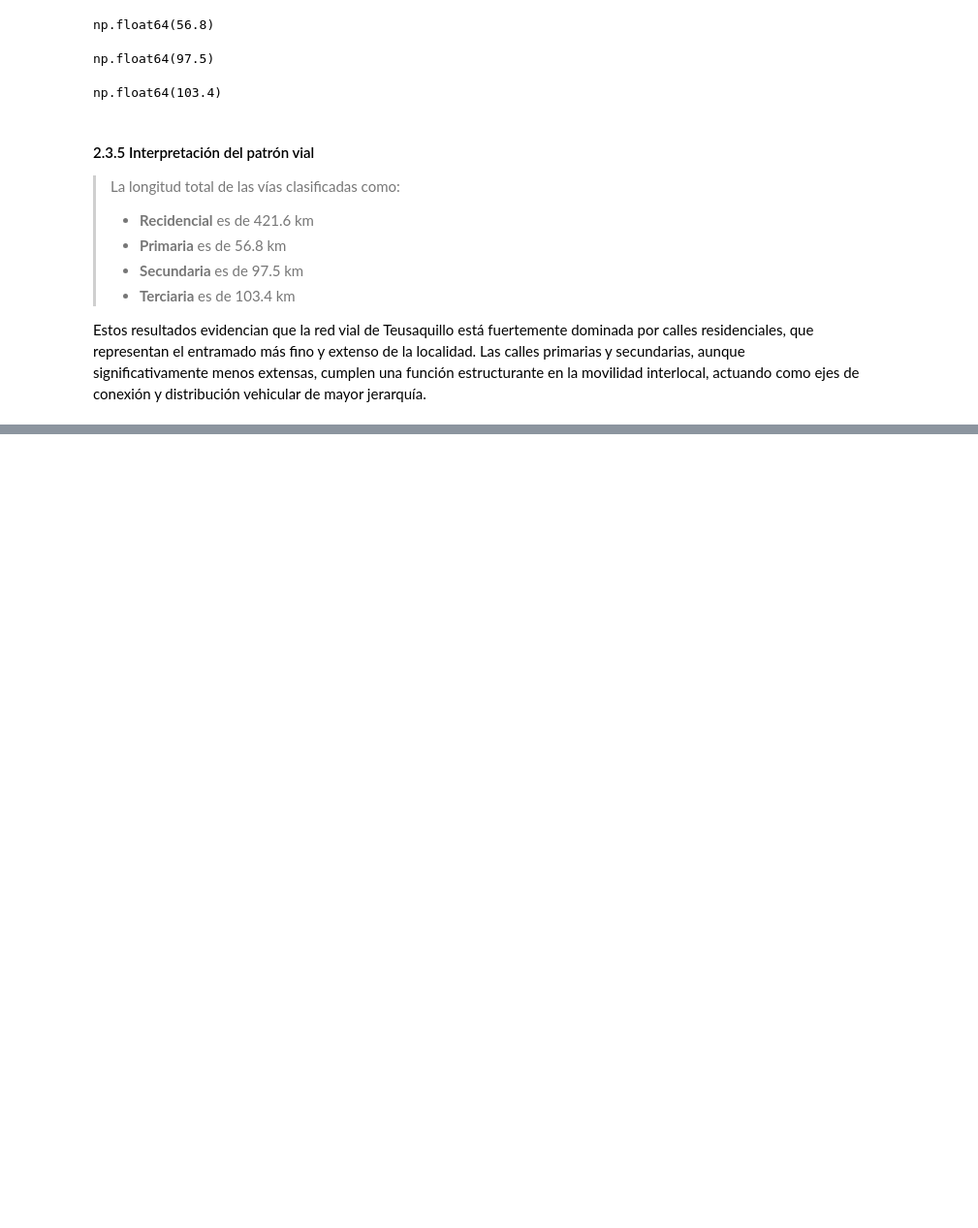
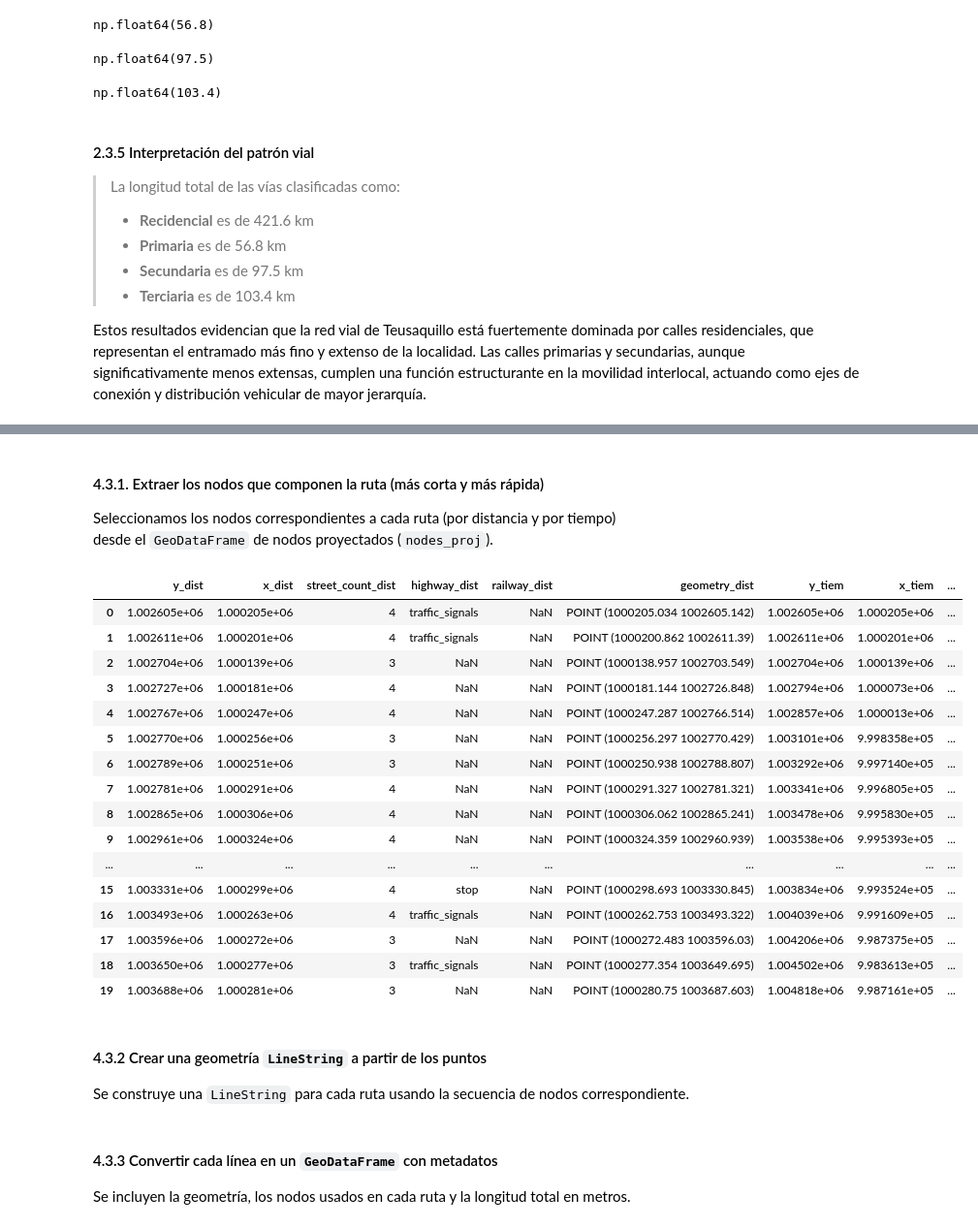
Before and after one commit to MegGarciaA/Geoprocesamiento, a Jupyter notebook: Analisis_redes.ipynb, the cells around one changed output, grey strips where cells are left out. Shown at 97% size. Saved outputs shown, nothing was run; the diff lists cells and outputs as text; code cells hidden in the pictures; blank space fills up the shorter version.

```diff
--- a/Analisis_redes.ipynb
+++ b/Analisis_redes.ipynb
@@ -491,0 +694,47 @@ Estos resultados evidencian que la red vial de Teusaquillo está fuertemente dom
+# %% [markdown]
+#### 4.3.1. Extraer los nodos que componen la ruta (más corta y más rápida)
+
+Seleccionamos los nodos correspondientes a cada ruta (por distancia y por tiempo)
+desde el `GeoDataFrame` de nodos proyectados (`nodes_proj`).
+# %%
+# Nodos que componen la ruta más corta (en distancia)
+route_nodes_distancia = nodes_proj.loc[ruta_distancia]
+
+# Nodos que componen la ruta más rápida (por tiempo estimado)
+route_nodes_tiempo = nodes_proj.loc[ruta_tiempo]
+
+# Renombrar columnas para diferenciarlas
+dist_cols = {col: f"{col}_dist" for col in route_nodes_distancia.columns}
+tiem_cols = {col: f"{col}_tiem" for col in route_nodes_tiempo.columns}
+
+route_nodes_distancia_ren = route_nodes_distancia.rename(columns=dist_cols)
+route_nodes_tiempo_ren = route_nodes_tiempo.rename(columns=tiem_cols)
+
+# Concatenar lado a lado
+comparacion_rutas = pd.concat([route_nodes_distancia_ren.reset_index(drop=True),
+                               route_nodes_tiempo_ren.reset_index(drop=True)], axis=1)
+
+# Mostrar la tabla comparativa
+comparacion_rutas.head(20)
+# %% [output]
+|  | y_dist | x_dist | street_count_dist | highway_dist | railway_dist | geometry_dist | y_tiem | x_tiem | ... |
+| 0 | 1.002605e+06 | 1.000205e+06 | 4 | traffic_signals | NaN | POINT (1000205.034 1002605.142) | 1.002605e+06 | 1.000205e+06 | ... |
+| 1 | 1.002611e+06 | 1.000201e+06 | 4 | traffic_signals | NaN | POINT (1000200.862 1002611.39) | 1.002611e+06 | 1.000201e+06 | ... |
+| 2 | 1.002704e+06 | 1.000139e+06 | 3 | NaN | NaN | POINT (1000138.957 1002703.549) | 1.002704e+06 | 1.000139e+06 | ... |
+| 3 | 1.002727e+06 | 1.000181e+06 | 4 | NaN | NaN | POINT (1000181.144 1002726.848) | 1.002794e+06 | 1.000073e+06 | ... |
+| 4 | 1.002767e+06 | 1.000247e+06 | 4 | NaN | NaN | POINT (1000247.287 1002766.514) | 1.002857e+06 | 1.000013e+06 | ... |
+| 5 | 1.002770e+06 | 1.000256e+06 | 3 | NaN | NaN | POINT (1000256.297 1002770.429) | 1.003101e+06 | 9.998358e+05 | ... |
+| 6 | 1.002789e+06 | 1.000251e+06 | 3 | NaN | NaN | POINT (1000250.938 1002788.807) | 1.003292e+06 | 9.997140e+05 | ... |
+| 7 | 1.002781e+06 | 1.000291e+06 | 4 | NaN | NaN | POINT (1000291.327 1002781.321) | 1.003341e+06 | 9.996805e+05 | ... |
+| 8 | 1.002865e+06 | 1.000306e+06 | 4 | NaN | NaN | POINT (1000306.062 1002865.241) | 1.003478e+06 | 9.995830e+05 | ... |
+| 9 | 1.002961e+06 | 1.000324e+06 | 4 | NaN | NaN | POINT (1000324.359 1002960.939) | 1.003538e+06 | 9.995393e+05 | ... |
+| ... | ... | ... | ... | ... | ... | ... | ... | ... | ... |
+| 15 | 1.003331e+06 | 1.000299e+06 | 4 | stop | NaN | POINT (1000298.693 1003330.845) | 1.003834e+06 | 9.993524e+05 | ... |
+| 16 | 1.003493e+06 | 1.000263e+06 | 4 | traffic_signals | NaN | POINT (1000262.753 1003493.322) | 1.004039e+06 | 9.991609e+05 | ... |
+| 17 | 1.003596e+06 | 1.000272e+06 | 3 | NaN | NaN | POINT (1000272.483 1003596.03) | 1.004206e+06 | 9.987375e+05 | ... |
+| 18 | 1.003650e+06 | 1.000277e+06 | 3 | traffic_signals | NaN | POINT (1000277.354 1003649.695) | 1.004502e+06 | 9.983613e+05 | ... |
+| 19 | 1.003688e+06 | 1.000281e+06 | 3 | NaN | NaN | POINT (1000280.75 1003687.603) | 1.004818e+06 | 9.987161e+05 | ... |
+# %% [markdown]
+#### 4.3.2 Crear una geometría `LineString` a partir de los puntos
+
+Se construye una `LineString` para cada ruta usando la secuencia de nodos correspondiente.
@@ -491,0 +749,4 @@ Estos resultados evidencian que la red vial de Teusaquillo está fuertemente dom
+# %% [markdown]
+#### 4.3.3 Convertir cada línea en un `GeoDataFrame` con metadatos
+
+Se incluyen la geometría, los nodos usados en cada ruta y la longitud total en metros.
```
Also changed, not shown: parts of 23 cells of this notebook.
